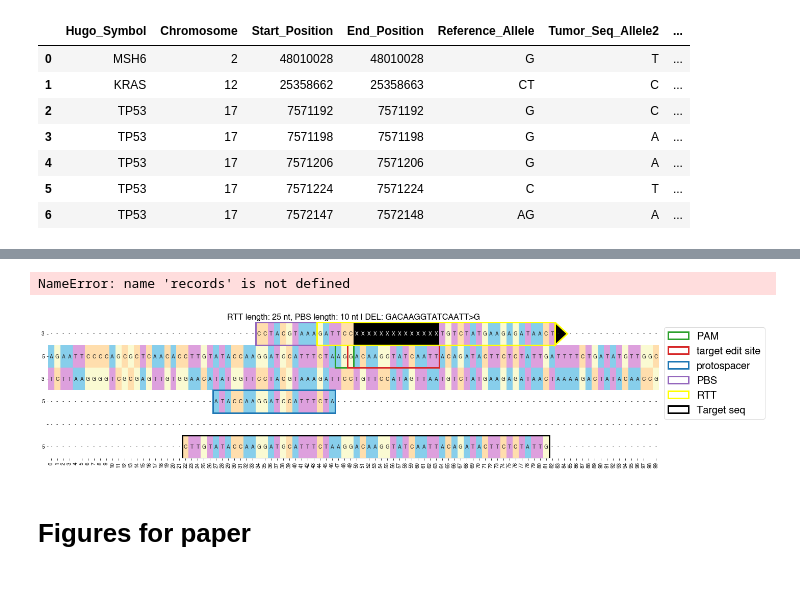
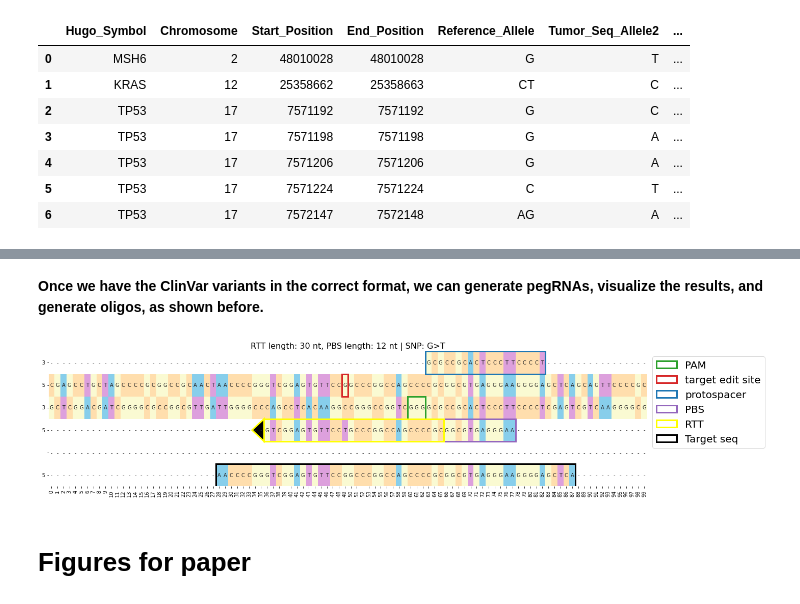
Before and after one commit to samgould2/PEGG, a Jupyter notebook: examples/PEGG_example.ipynb, the cells around one changed output, grey strips where cells are left out. Drawn from its saved outputs; the diff is of its cells as text; code cells hidden in the pictures.

```diff
--- a/examples/PEGG_example.ipynb
+++ b/examples/PEGG_example.ipynb
@@ -145,10 +145,3 @@ pegRNA_df_loc=0 #choosing which guide to display from the above dataframe
 h = pegg.pegrna_display(ranked_filtered, pegRNA_df_loc, records, index_list)
 # %% [output]
 [figure]
-# %%
-#visualizing top ranked guide
-import matplotlib.pyplot as plt
-plt.rc('font', family='Helvetica')
-pegRNA_df_loc=0 #choosing which guide to display from the above dataframe
-h = pegg.pegrna_display(ranked_filtered, pegRNA_df_loc, records, index_list)
-h.savefig('pegviz.svg')
@@ -535,7 +428,0 @@ def clinvar_VCF_translator(filepath, variation_ids):
-# %%
-#this is the filepath to the .vcf.gz file (needs to be updated according to user)
-filepath = '/Users/samgould/Desktop/FSR Lab/reference files/clinvar_20221001.vcf.gz'
-
-#variation_ids = [925574, 925434, 926695, 925707, 325626,1191613,308061]
-variation_ids = [925574, 925434, 926695, 925707, 325626,1191613]
-clinvar = clinvar_VCF_translator(filepath, variation_ids)
@@ -581,24 +429,24 @@ clinvar
+# %% [markdown]
+**Once we have the ClinVar variants in the correct format, we can generate pegRNAs, visualize the results, and generate oligos, as shown before.**
 # %%
 #select list of mutations to model
-mut_idx_list = [0,1,2,3,4,5,6]
+mut_idx_list = range(len(clinvar))
 PAM = 'NGG'
 
 RTT_lengths = [10, 15, 20, 25, 30]
 PBS_lengths = [5,7, 10, 12]
 
-guides_per_mut=5
+guides_per_mut=1
 
 ranked_filtered = pegg.run(clinvar, mut_idx_list, records, index_list, minus_seqs, chrom_dict, PAM, RTT_lengths, PBS_lengths, guides_per_mut)
-# %% [output]
-NameError: name 'records' is not defined
 # %%
 #import matplotlib.pyplot as plt
 #plt.rc('font', family='Helvetica')
 
-pegRNA_df_loc=20 #choosing which guide to display from the above dataframe
+pegRNA_df_loc=0 #choosing which guide to display from the above dataframe
 h = pegg.pegrna_display(ranked_filtered, pegRNA_df_loc, records, index_list)
 # %% [output]
-[figure, old version]
+[figure, new version]
 # %% [markdown]
 # Figures for paper
 # %%
```
Also changed, not shown: parts of 6 cells of this notebook, 23 other files.
